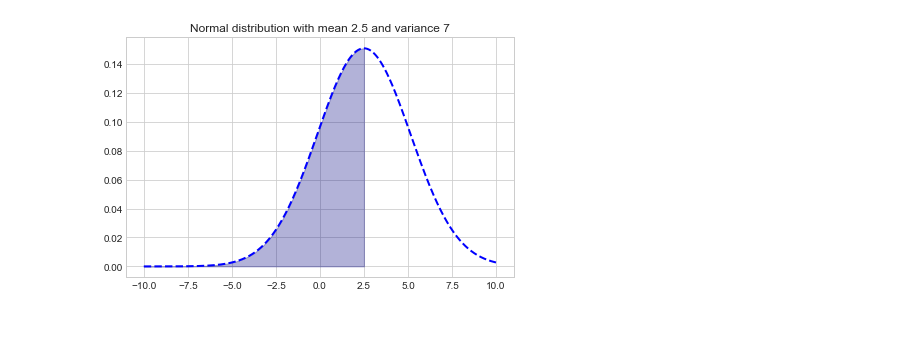
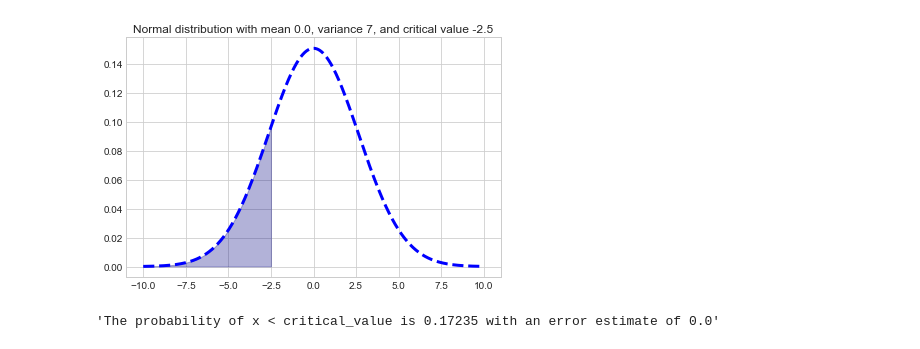
Before and after one commit to WillTirone/analysis_projects, a Jupyter notebook: OOP_Principles/Statistics_OOP.ipynb, the cells around one changed output. Cells and saved outputs as stored; diff of their text form; code cells hidden in the pictures.

```diff
--- a/OOP_Principles/Statistics_OOP.ipynb
+++ b/OOP_Principles/Statistics_OOP.ipynb
@@ -59,5 +72,8 @@ a.plot_pdf()
-# %%
-b = Norm_rv(2.5,7)
-b.plot_pdf()
-# %% [output]
-[figure, removed]
+# %%
+# mean = 0, variance = 7, and a critical value of -2.5
+b = Norm_rv(0,7,-2.5)
+b.plot_pdf(cv_probability=True)
+b.probability_calc()
+# %% [output]
+[figure, added]
+'The probability of x < critical_value is 0.17235 with an error estimate of 0.0'
```
Also changed, not shown: parts of 3 cells of this notebook.
